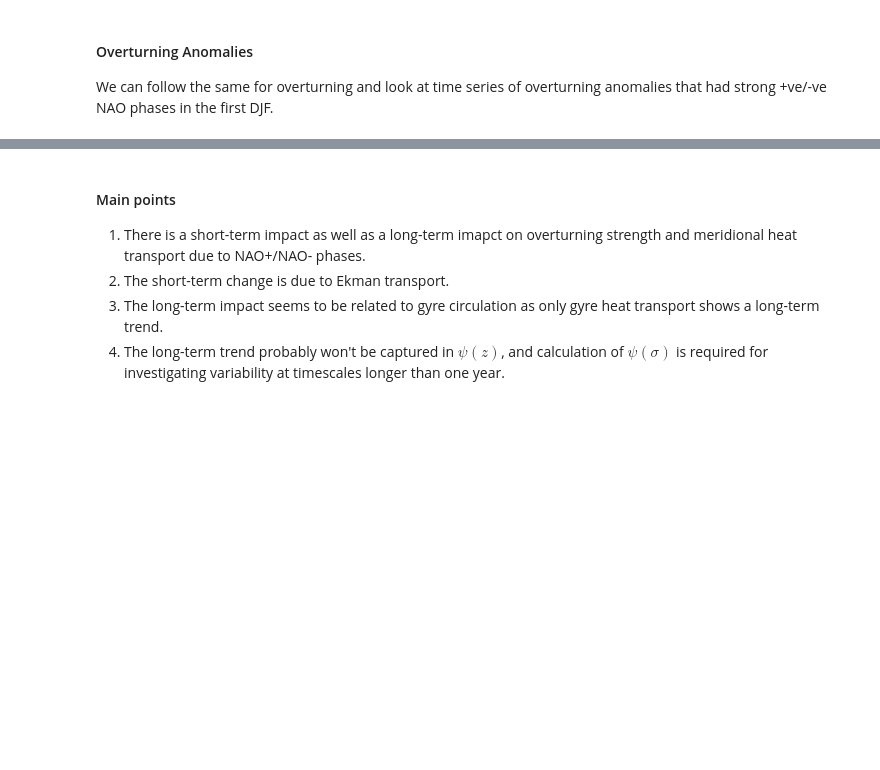
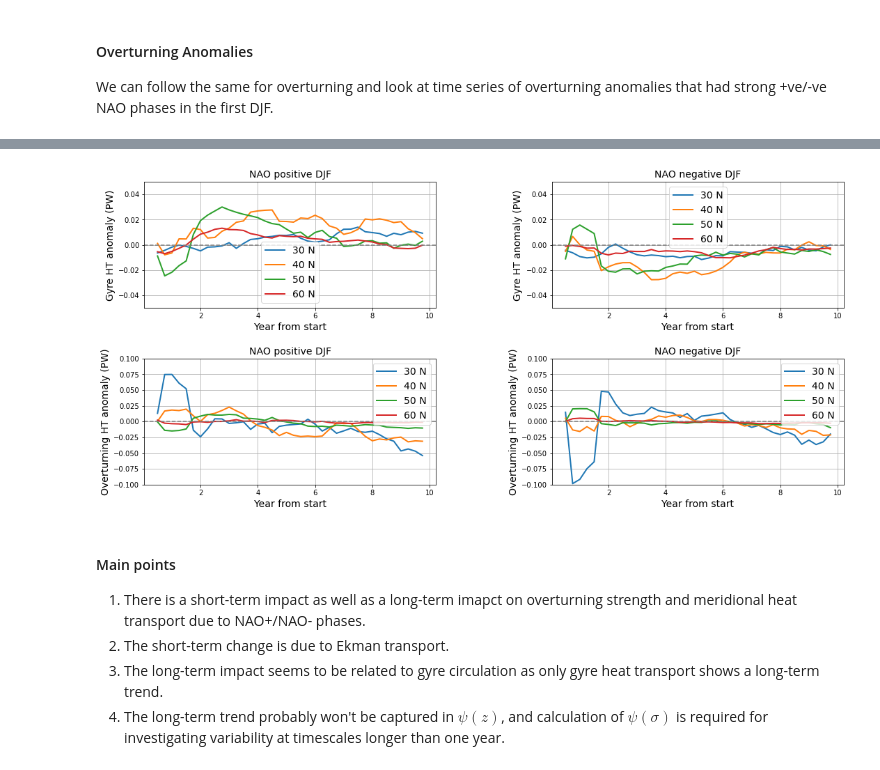
Before and after one commit to hmkhatri/AMOC_Variability_DePreSys_MET, a Jupyter notebook: Notebooks/Analysis/NAO_Overturning_Correlate.ipynb, the cells around one changed output, grey strips where cells are left out. Saved outputs shown, nothing was run; the diff lists cells and outputs as text; code cells hidden in the pictures; blank space fills up the shorter version.

```diff
--- a/Notebooks/Analysis/NAO_Overturning_Correlate.ipynb
+++ b/Notebooks/Analysis/NAO_Overturning_Correlate.ipynb
@@ -551,0 +547,97 @@ Text(0.5, 1.0, 'NAO negative DJF')
+# %%
+# The same as above, but with rolling window of 4 seasons = 12 months
+
+grid1 = plt.GridSpec(2, 2, wspace=0.4, hspace=0.4)
+fig = plt.figure(figsize=[18,8])
+
+tmp1 = (HT_gyre_season.where(NAO_season.isel(time=tim_ind) >= NAO_cut).mean(['start_year','r'])).rolling(time=4, center=True).mean('time')
+
+tmp2 = (HT_gyre_season.where(NAO_season.isel(time=tim_ind) <= -NAO_cut).mean(['start_year','r'])).rolling(time=4, center=True).mean('time')
+
+N = count_NAOp.sum().values # 7 days decorrelation time
+ci = 1.96 # coefficiet for large N and 95% confidence interval
+std_err = (ci/np.sqrt(np.ceil(N)))
+
+ax = fig.add_subplot(grid1[0, 0])
+for y in range(0,len(tmp1.y), 2):
+    tmp1_std = ((HT_gyre_season.sel(y= tmp1['y'].values[y], method="nearest").rolling(time=4, center=True).mean('time'))
+                .where(NAO_season.isel(time=tim_ind) >= NAO_cut).std(['start_year','r']))
+
+    ax.plot(np.arange(0,len(NAO_season.time))/4, tmp1.isel(y=y), lw=2., label= str(math.floor(tmp1['y'].values[y])) + ' N')
+    #ax.fill_between(range(0,41), (tmp1.isel(y=y) - std_err*tmp1_std),
+    #                (tmp1.isel(y=y) + std_err*tmp1_std), alpha=0.3)
+
+ax.axhline(y=0, color='grey', ls='--')
+ax.legend(fontsize=14)
+ax.grid('on')
+ax.set_ylim([-0.05, 0.05])
+ax.set_ylabel('Gyre HT anomaly (PW)', fontsize=14)
+ax.set_xlabel('Year from start', fontsize=14)
+ax.set_title('NAO positive DJF', fontsize=14)
+
+N = count_NAOn.sum().values # 7 days decorrelation time
+ci = 1.96 # coefficiet for large N and 95% confidence interval
+std_err = (ci/np.sqrt(np.ceil(N)))
+
+ax = fig.add_subplot(grid1[0, 1])
+for y in range(0,len(tmp1.y), 2):
+    tmp2_std = ((HT_gyre_season.sel(y= tmp1['y'].values[y], method="nearest"))
+                .where(NAO_season.isel(time=tim_ind) <= -NAO_cut).std(['start_year','r']))
+
+    ax.plot(np.arange(0,len(NAO_season.time))/4, tmp2.isel(y=y), lw=2., label=str(math.floor(tmp1['y'].values[y])) + ' N')
+    #ax.fill_between(range(0,41), (tmp2.isel(y=y) - std_err*tmp2_std),
+    #                (tmp2.isel(y=y) + std_err*tmp2_std), alpha=0.3)
+
+ax.axhline(y=0, color='grey', ls='--')
+ax.legend(fontsize=14)
+ax.grid('on')
+ax.set_ylim([-0.05, 0.05])
+ax.set_ylabel('Gyre HT anomaly (PW)', fontsize=14)
+ax.set_xlabel('Year from start', fontsize=14)
+ax.set_title('NAO negative DJF', fontsize=14)
+
+# ------------------------
+# Heat transport terms
+
+tmp1 = (HT_psi_season.where(NAO_season.isel(time=tim_ind) >= NAO_cut).mean(['start_year','r'])).rolling(time=4, center=True).mean('time')
+
+tmp2 = (HT_psi_season.where(NAO_season.isel(time=tim_ind) <= -NAO_cut).mean(['start_year','r'])).rolling(time=4, center=True).mean('time')
+
+ax = fig.add_subplot(grid1[1, 0])
+for y in range(0,len(tmp1.y), 2):
+    tmp1_std = ((HT_psi_season.sel(y= tmp1['y'].values[y], method="nearest").rolling(time=4, center=True).mean('time'))
+                .where(NAO_season.isel(time=tim_ind) >= NAO_cut).std(['start_year','r']))
+
+    ax.plot(np.arange(0,len(NAO_season.time))/4, tmp1.isel(y=y), lw=2., label= str(math.floor(tmp1['y'].values[y])) + ' N')
+    #ax.fill_between(range(0,41), (tmp1.isel(y=y) - std_err*tmp1_std),
+    #               (tmp1.isel(y=y) + std_err*tmp1_std), alpha=0.3)
+
+ax.axhline(y=0, color='grey', ls='--')
+ax.legend(fontsize=14)
+ax.grid('on')
+ax.set_ylim([-0.1, 0.1])
+ax.set_ylabel('Overturning HT anomaly (PW)', fontsize=14)
+ax.set_xlabel('Year from start', fontsize=14)
+ax.set_title('NAO positive DJF', fontsize=14)
+
+N = count_NAOn.sum().values # 7 days decorrelation time
+ci = 1.96 # coefficiet for large N and 95% confidence interval
+std_err = (ci/np.sqrt(np.ceil(N)))
+
+ax = fig.add_subplot(grid1[1, 1])
+for y in range(0,len(tmp1.y), 2):
+    tmp2_std = ((HT_psi_season.sel(y= tmp1['y'].values[y], method="nearest"))
+                .where(NAO_season.isel(time=tim_ind) <= -NAO_cut).std(['start_year','r']))
+
+    ax.plot(np.arange(0,len(NAO_season.time))/4, tmp2.isel(y=y), lw=2., label=str(math.floor(tmp1['y'].values[y])) + ' N')
+    #ax.fill_between(range(0,41), (tmp2.isel(y=y) - std_err*tmp2_std),
+    #                (tmp2.isel(y=y) + std_err*tmp2_std), alpha=0.3)
+
+ax.axhline(y=0, color='grey', ls='--')
+ax.legend(fontsize=14)
+ax.grid('on')
+ax.set_ylim([-0.1, 0.1])
+ax.set_ylabel('Overturning HT anomaly (PW)', fontsize=14)
+ax.set_xlabel('Year from start', fontsize=14)
+ax.set_title('NAO negative DJF', fontsize=14)
+# %% [output]
@@ -552,3 +645,4 @@ Text(0.5, 1.0, 'NAO negative DJF')
+[figure, added]
 # %% [markdown]
 #### Main points
 
```
Also changed, not shown: parts of 7 cells of this notebook, 1 other file.
